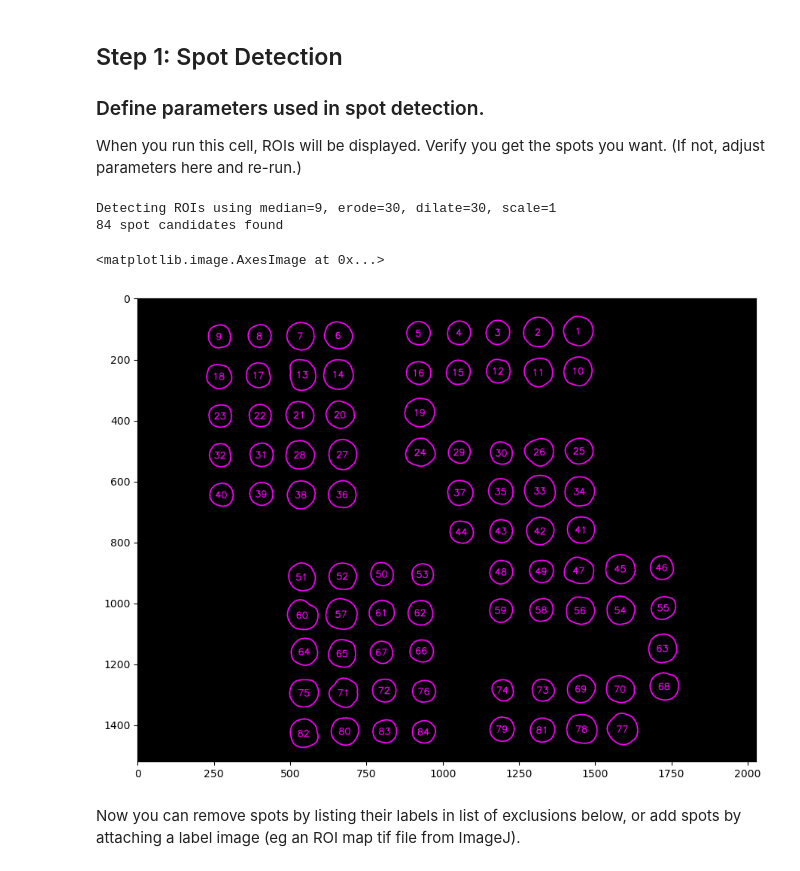
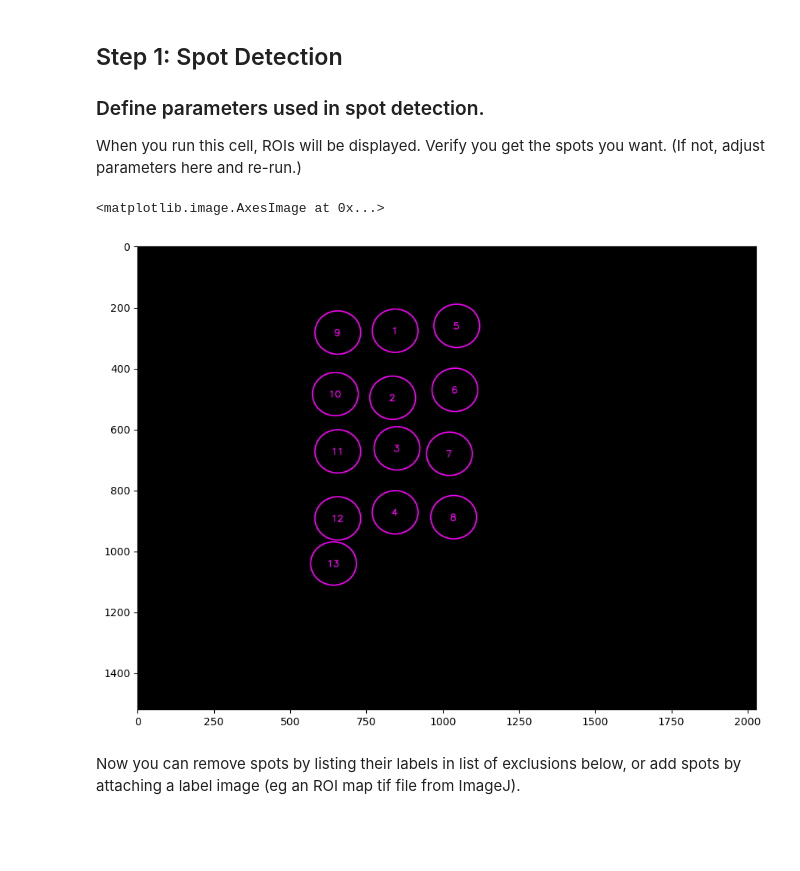
Before and after one commit to 454bio/legacy-instrument-sw, a Jupyter notebook: analysis_notebook/AnalysisNotebook.ipynb, the cells around one changed output. Cells and saved outputs as stored; diff of their text form; code cells hidden in the pictures; blank space fills up the shorter version.

```diff
--- a/analysis_notebook/AnalysisNotebook.ipynb
+++ b/analysis_notebook/AnalysisNotebook.ipynb
@@ -30,7 +30,9 @@ from ImageProcessing.ZionData import df_cols, extract_spot_data, csv_to_data, ad
 # %% [markdown]
 ### Give the notebook a directory of tiffs to work in and some parameters:
 # %%
-input_dir_path = "C:\\Users\\ZacharyAugenfeld\\Documents\\ZionData\\20221129_1610_TS_0024_5Cycles_95Q7"
+#input_dir_path = "C:\\Users\\ZacharyAugenfeld\\Documents\\ZionData\\20221129_1610_TS_0024_5Cycles_95Q7"
+#input_dir_path = "C:\\Users\\ZacharyAugenfeld\\Documents\\ZionData\\S0063"
+input_dir_path = "Z:\\GoogleData\\InstrumentData\\MK27_02\\20230419_2037_S0079_0001\\raws2"
 
 # This parameter determines whether temporal difference images are used
 useDifferenceImage = False
@@ -60,43 +62,41 @@ erode_kernel_size = 30
 dilate_kernel_size = 30
 
 # This adjusts sensitivity for thresholding (should be close to 1)
-threshold_scale = 1
+threshold_scale = 0.9
 
 # These are constraints on how large or small a spot could be
 spotMinSize = 1200
 spotMaxSize = None
 
 # This is a list of RGB weights when turning the (UV) image to grayscale
 rgb_weights = (0.4, 0.2, 0.1)
 #rgb_weights = None
 
 '''If roi_label_imagefile is set to None, spot detection will be performed.
    If it is set to a file, it will load spot ROIs and NOT run spot detection,
    and the above spot detection parameters will be ignored.'''
 
-roi_label_imagefile = None
-#roi_label_imagefile = "roi_map.tif" #useful if already run
+#roi_label_imagefile = None
+roi_label_imagefile = "Z:\\GoogleData\\InstrumentData\\MK27_02\\20230419_2037_S0079_0001\\analysis\\jupyter\\RoiMap.tif" #useful if already run
 
 
 
 #### DO NOT EDIT BELOW THIS LINE ####
 cycle1ImageSet = get_imageset_from_cycle(1, input_dir_path, uv_wl, useDifferenceImage, useTiff=useTiff)
 
 if roi_label_imagefile is not None:
     spot_labels = imread(os.path.join(input_dir_path, roi_label_imagefile))
 else:
     _,spot_labels,_ = cycle1ImageSet.detect_rois( os.path.join(input_dir_path), median_ks=median_kernel_size, erode_ks=erode_kernel_size, dilate_ks=dilate_kernel_size, threshold_scale=threshold_scale, minSize=spotMinSize, maxSize=spotMaxSize, gray_weights=rgb_weights)
 
 rois_img = create_labeled_rois(spot_labels, notebook=True)
 #imwrite(os.path.join(input_dir_path, "rois_img.tif"), rois_img)
 plt.imshow(rois_img)
 
 #TODO fix other excitation images with ROI overlay (works on pi so condition off of notebook=True)
 # %% [output]
-Detecting ROIs using median=9, erode=30, dilate=30, scale=1
-84 spot candidates found
+<matplotlib.image.AxesImage at 0x...>
-<matplotlib.image.AxesImage at 0x...>
-[figure, old version]
+[figure, new version]
 # %% [markdown]
 Now you can remove spots by listing their labels in list of exclusions below, or add spots by attaching a label image (eg an ROI map tif file from ImageJ).
 # %%
```
Also changed, not shown: parts of 5 cells of this notebook, 1 other file.
